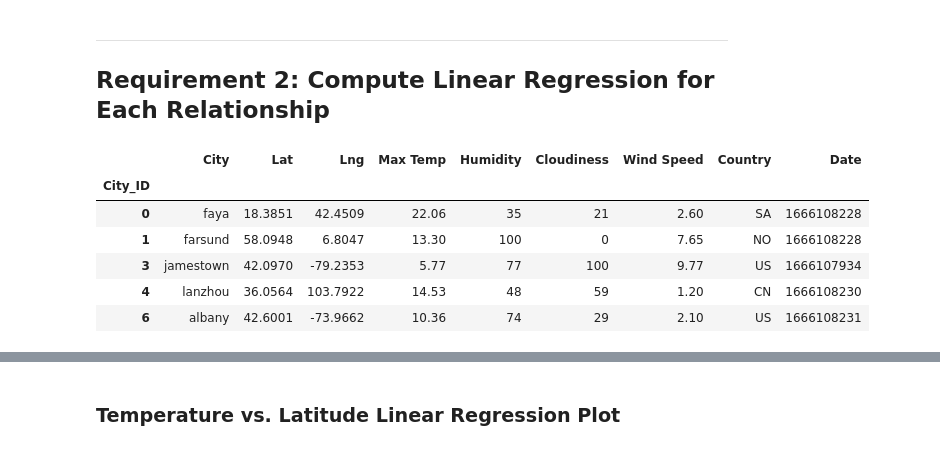
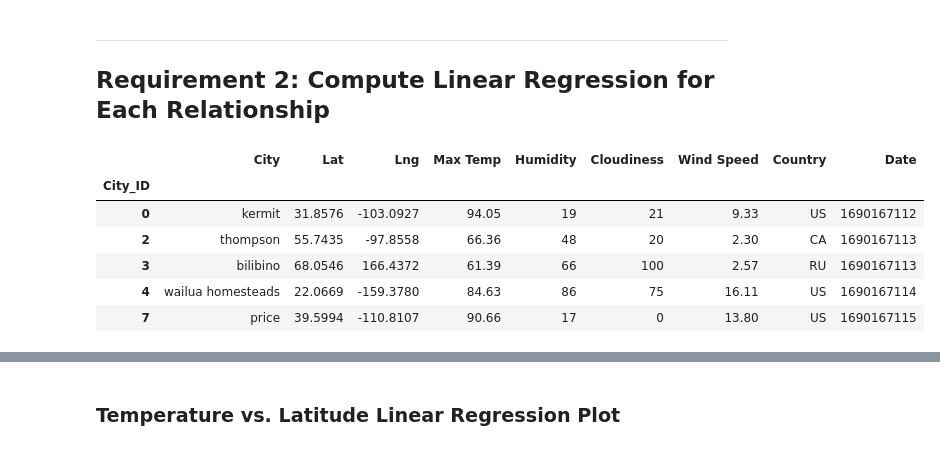
Before and after one commit to mfeas/python-api-challenge, a Jupyter notebook: WeatherPy.ipynb, the cells around one changed output, grey strips where cells are left out. Saved outputs shown, nothing was run; the diff lists cells and outputs as text; code cells hidden in the pictures.

```diff
--- a/WeatherPy.ipynb
+++ b/WeatherPy.ipynb
@@ -274,16 +286,17 @@ plt.show()
 # %%
 # Create a DataFrame with the Northern Hemisphere data (Latitude >= 0)
-# YOUR CODE HERE
+
+northern_hemi_df=city_data_df.loc[city_data_df["Lat"] >= 0]
 
 # Display sample data
 northern_hemi_df.head()
 # %% [output]
 |  | City | Lat | Lng | Max Temp | Humidity | Cloudiness | Wind Speed | Country | Date |
 | City_ID |  |  |  |  |  |  |  |  |  |
-| 0 | faya | 18.3851 | 42.4509 | 22.06 | 35 | 21 | 2.60 | SA | 1666108228 |
-| 1 | farsund | 58.0948 | 6.8047 | 13.30 | 100 | 0 | 7.65 | NO | 1666108228 |
-| 3 | jamestown | 42.0970 | -79.2353 | 5.77 | 77 | 100 | 9.77 | US | 1666107934 |
-| 4 | lanzhou | 36.0564 | 103.7922 | 14.53 | 48 | 59 | 1.20 | CN | 1666108230 |
-| 6 | albany | 42.6001 | -73.9662 | 10.36 | 74 | 29 | 2.10 | US | 1666108231 |
+| 0 | kermit | 31.8576 | -103.0927 | 94.05 | 19 | 21 | 9.33 | US | 1690167112 |
+| 2 | thompson | 55.7435 | -97.8558 | 66.36 | 48 | 20 | 2.30 | CA | 1690167113 |
+| 3 | bilibino | 68.0546 | 166.4372 | 61.39 | 66 | 100 | 2.57 | RU | 1690167113 |
+| 4 | wailua homesteads | 22.0669 | -159.3780 | 84.63 | 86 | 75 | 16.11 | US | 1690167114 |
+| 7 | price | 39.5994 | -110.8107 | 90.66 | 17 | 0 | 13.80 | US | 1690167115 |
 # %%
 # Create a DataFrame with the Southern Hemisphere data (Latitude < 0)
```
Also changed, not shown: parts of 37 cells of this notebook, 5 other files.
